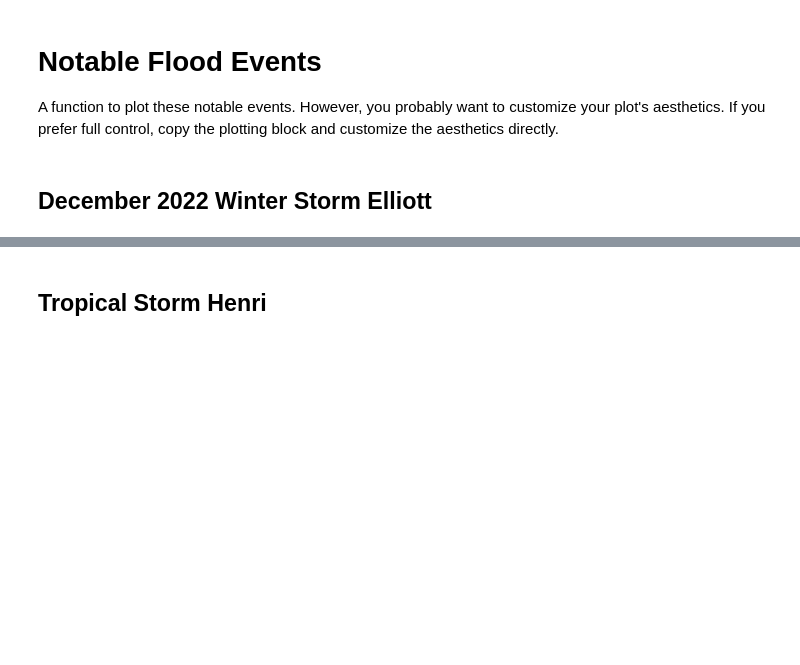
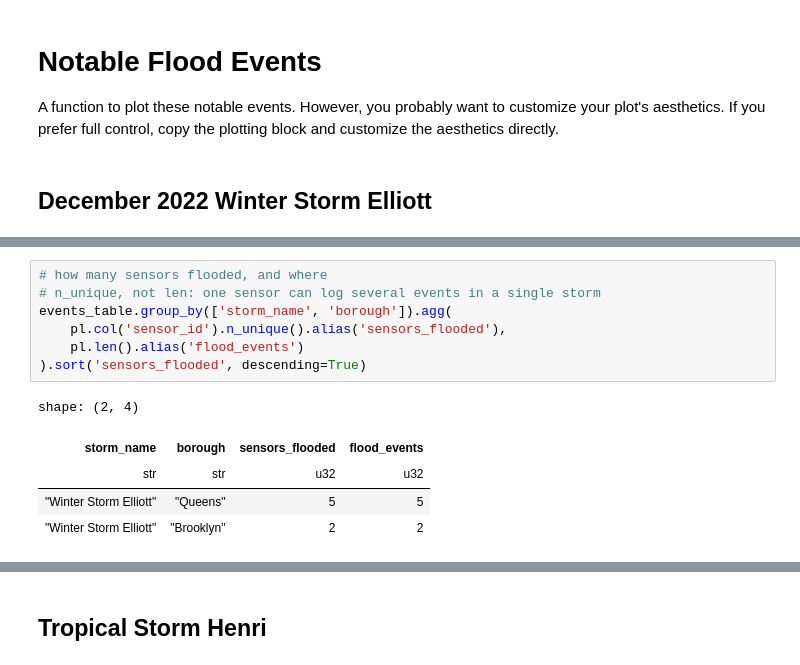
Before and after one commit to mebauer/floodnet-nyc-tutorial, a Jupyter notebook: 03-flood-profiles.ipynb, the cells around one changed output, grey strips where cells are left out. Cells and saved outputs as stored; diff of their text form; blank space fills up the shorter version.

```diff
--- a/03-flood-profiles.ipynb
+++ b/03-flood-profiles.ipynb
@@ -490,3 +526,16 @@ A function to plot these notable events. However, you probably want to customize
+# %%
+# how many sensors flooded, and where
+# n_unique, not len: one sensor can log several events in a single storm
+events_table.group_by(['storm_name', 'borough']).agg(
+    pl.col('sensor_id').n_unique().alias('sensors_flooded'),
+    pl.len().alias('flood_events')
+).sort('sensors_flooded', descending=True)
+# %% [output]
+shape: (2, 4)
+| storm_name | borough | sensors_flooded | flood_events |
+| str | str | u32 | u32 |
+| "Winter Storm Elliott" | "Queens" | 5 | 5 |
+| "Winter Storm Elliott" | "Brooklyn" | 2 | 2 |
 # %%
 date_storm = '2022-12-23'
 time_buffer = 12
```
Also changed, not shown: parts of 8 cells of this notebook, 1 other file.
